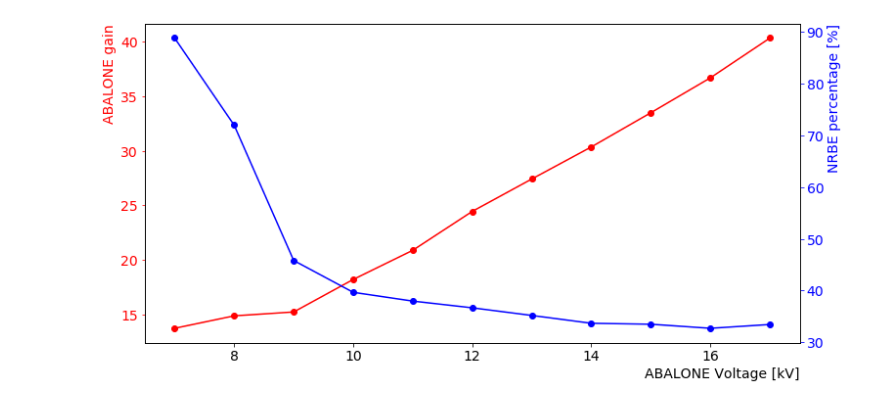
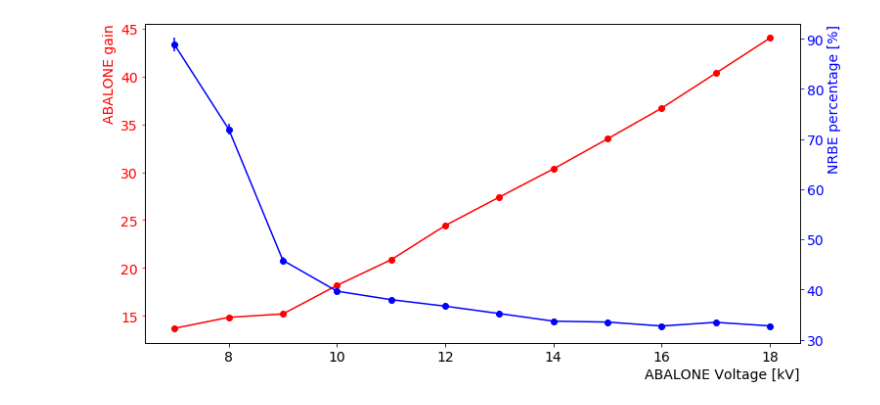
Before and after one commit to valerioda/abalone, a Jupyter notebook: compare_abalone_rampingup.ipynb, the cells around one changed output. Cells and saved outputs as stored; diff of their text form; code cells hidden in the pictures.

```diff
--- a/compare_abalone_rampingup.ipynb
+++ b/compare_abalone_rampingup.ipynb
@@ -77,5 +79,5 @@ compare_pe_spectrum(df4_7['area'],df4_10['area'],df4_13['area'],df4_15['area'],d
 # %%
-volts = np.arange(7,18)
+volts = np.arange(7,19)
 spe, sig, nspe, nbs = np.zeros(len(volts)), np.zeros(len(volts)), np.zeros(len(volts)), np.zeros(len(volts))
 spe[0],sig[0],nspe[0],nbs[0] = pau.fit_spe_spectrum(df_7['area'], volts = 7, low = 0, high = 80, bins = 300)
 spe[1],sig[1],nspe[1],nbs[1] = pau.fit_spe_spectrum(df_8['area'], volts = 8, low = 0, high = 80, bins = 300)
@@ -88,6 +90,7 @@ spe[7],sig[7],nspe[7],nbs[7] = pau.fit_spe_spectrum(df_14['area'], volts = 14, l
 spe[8],sig[8],nspe[8],nbs[8] = pau.fit_spe_spectrum(df_15['area'], volts = 15, low = 0, high = 100, bins = 300)
 spe[9],sig[9],nspe[9],nbs[9] = pau.fit_spe_spectrum(df_16['area'], volts = 16, low = 0, high = 100, bins = 300)
 spe[10],sig[10],nspe[10],nbs[10] = pau.fit_spe_spectrum(df_17['area'], volts = 17, low = 0, high = 100, bins = 300)
+spe[11],sig[11],nspe[11],nbs[11] = pau.fit_spe_spectrum(df_18['area'], volts = 18, low = 0, high = 100, bins = 300)
 gain = spe/1.113
 # %% [output]
 [figure]
@@ -104,13 +108,15 @@ gain = spe/1.113
 # %%
 fig,ax = plt.subplots(figsize=(12,6))
 ax.plot(volts,gain,color='r',marker='o',label='ABALONE gain')
 ax.set_xlabel('ABALONE Voltage [kV]', ha='right',x=1,fontsize=14)
 ax.set_ylabel('ABALONE gain',ha='right',y=1,color="red",fontsize=14)
 ax.tick_params(axis='y', colors='r',labelsize=14)
 ax.tick_params(axis='x',labelsize=14)
 ax2 = ax.twinx()
-ax2.plot(volts,nbs/(nbs+nspe)*100,color='b',marker='o',label='NRBE fraction')
+bs = nbs/(nbs+nspe)*100
+bse = np.sqrt( nbs/(nbs+nspe)**2 + nbs**2/(nbs+nspe)**3)*100
+ax2.errorbar(volts,bs,yerr=bse,color='b',marker='o',label='NRBE fraction')
 ax2.set_ylabel('NRBE percentage [%]',ha='right',y=1,color="blue",fontsize=14)
 ax2.tick_params(axis='y', colors='b',labelsize=14)
 # %% [output]
-[figure, old version]
+[figure, new version]
```
Also changed, not shown: parts of 5 cells of this notebook, 29 other files.
